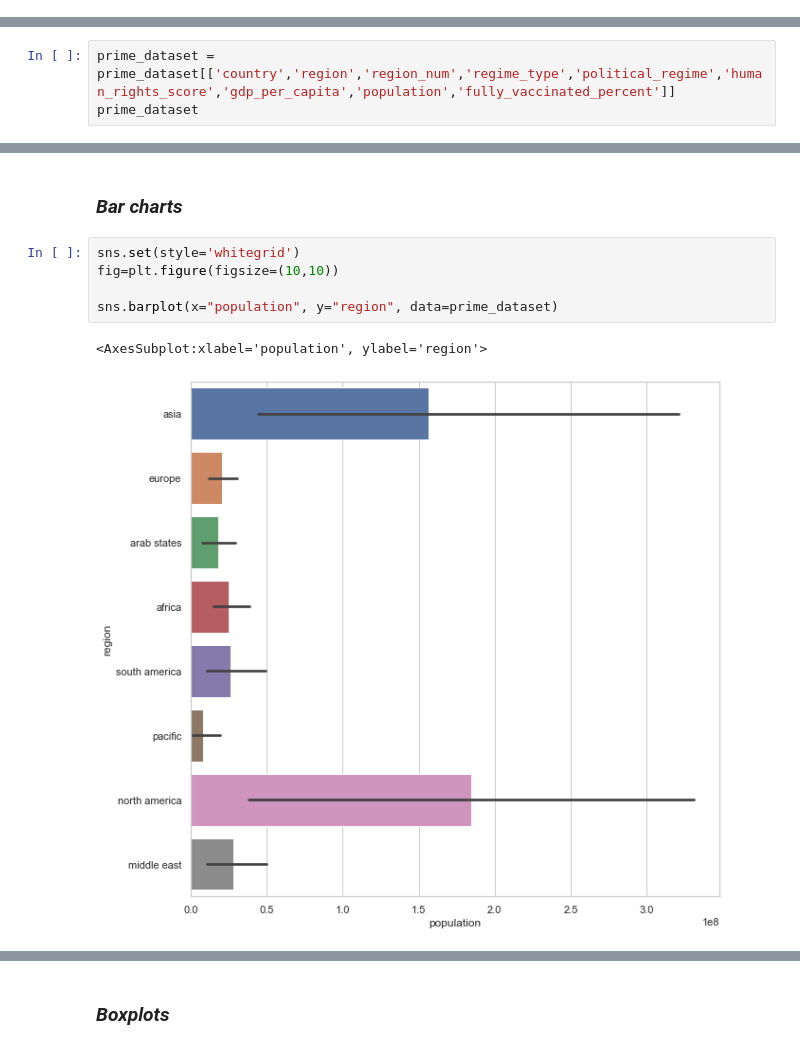
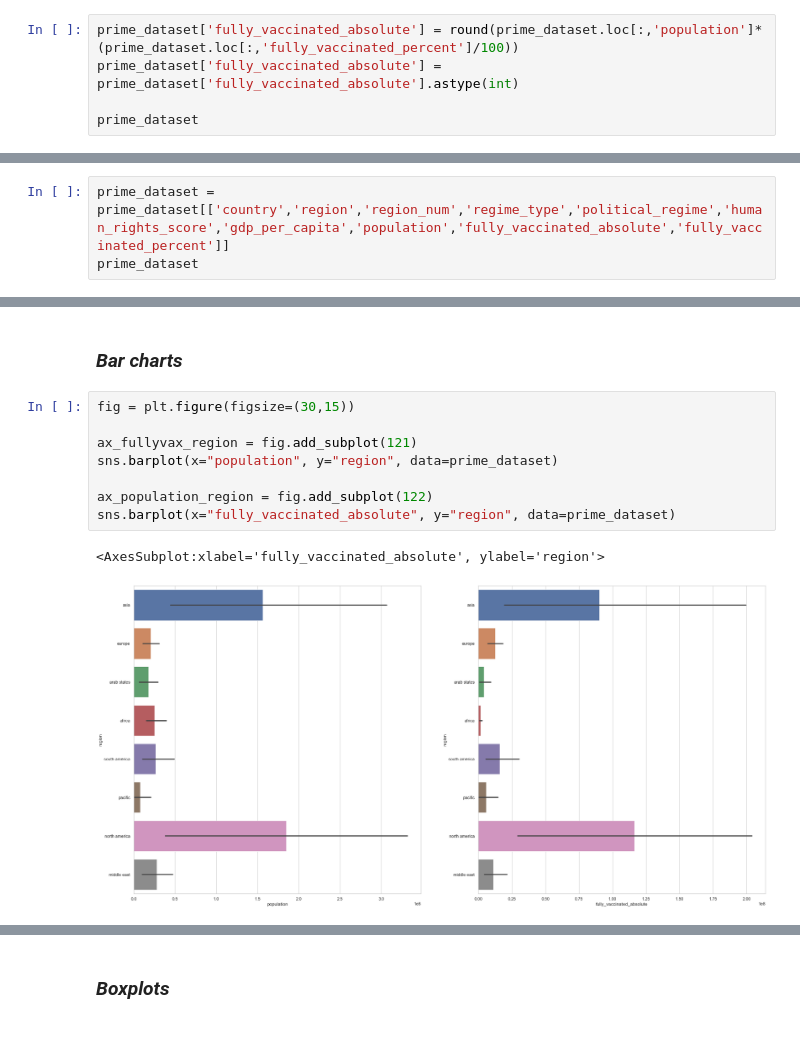
Before and after one commit to RuizLorenzoChavez/DATA100-Finals-COVID-Vaccination-Tracker, a Jupyter notebook: group1-data-storytelling.ipynb, the cells around one changed output, grey strips where cells are left out. Saved outputs shown, nothing was run; the diff lists cells and outputs as text.

```diff
--- a/group1-data-storytelling.ipynb
+++ b/group1-data-storytelling.ipynb
@@ -725,0 +735,5 @@ prime_dataset.loc[prime_dataset.region=='middle east','region_num'] = 6
+# %%
+prime_dataset['fully_vaccinated_absolute'] = round(prime_dataset.loc[:,'population']*(prime_dataset.loc[:,'fully_vaccinated_percent']/100))
+prime_dataset['fully_vaccinated_absolute'] = prime_dataset['fully_vaccinated_absolute'].astype(int)
+
+prime_dataset
@@ -726,7 +764,7 @@ prime_dataset.loc[prime_dataset.region=='middle east','region_num'] = 6
 # %% [markdown]
 ### *Finalizing features*
 # %%
-prime_dataset = prime_dataset[['country','region','region_num','regime_type','political_regime','human_rights_score','gdp_per_capita','population','fully_vaccinated_percent']]
+prime_dataset = prime_dataset[['country','region','region_num','regime_type','political_regime','human_rights_score','gdp_per_capita','population','fully_vaccinated_absolute','fully_vaccinated_percent']]
 prime_dataset
 # %% [output]
 |  | country | region | region_num | regime_type | political_regime | human_rights_score | gdp_per_capita | ... |
@@ -903,10 +977,13 @@ plt.show()
 # %% [markdown]
 ### *Bar charts*
 # %%
-sns.set(style='whitegrid')
-fig=plt.figure(figsize=(10,10))
+fig = plt.figure(figsize=(30,15))
 
+ax_fullyvax_region = fig.add_subplot(121)
 sns.barplot(x="population", y="region", data=prime_dataset)
+
+ax_population_region = fig.add_subplot(122)
+sns.barplot(x="fully_vaccinated_absolute", y="region", data=prime_dataset)
 # %% [output]
-<AxesSubplot:xlabel='population', ylabel='region'>
+<AxesSubplot:xlabel='fully_vaccinated_absolute', ylabel='region'>
-[figure, old version]
+[figure, new version]
```
Also changed, not shown: parts of 17 cells of this notebook, 1 other file.
